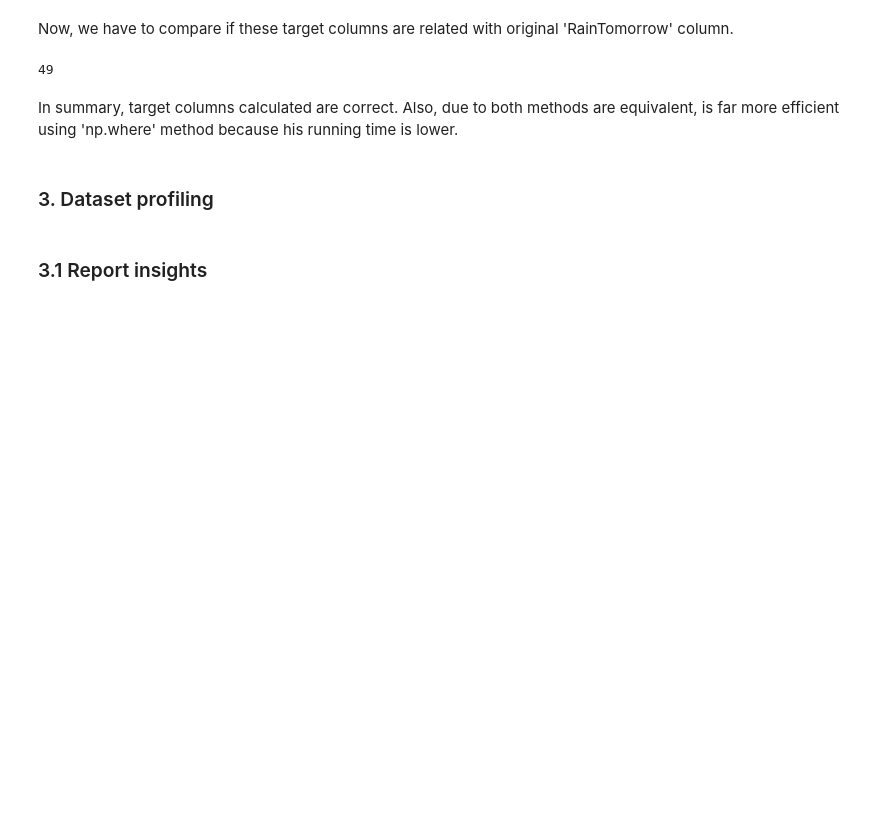
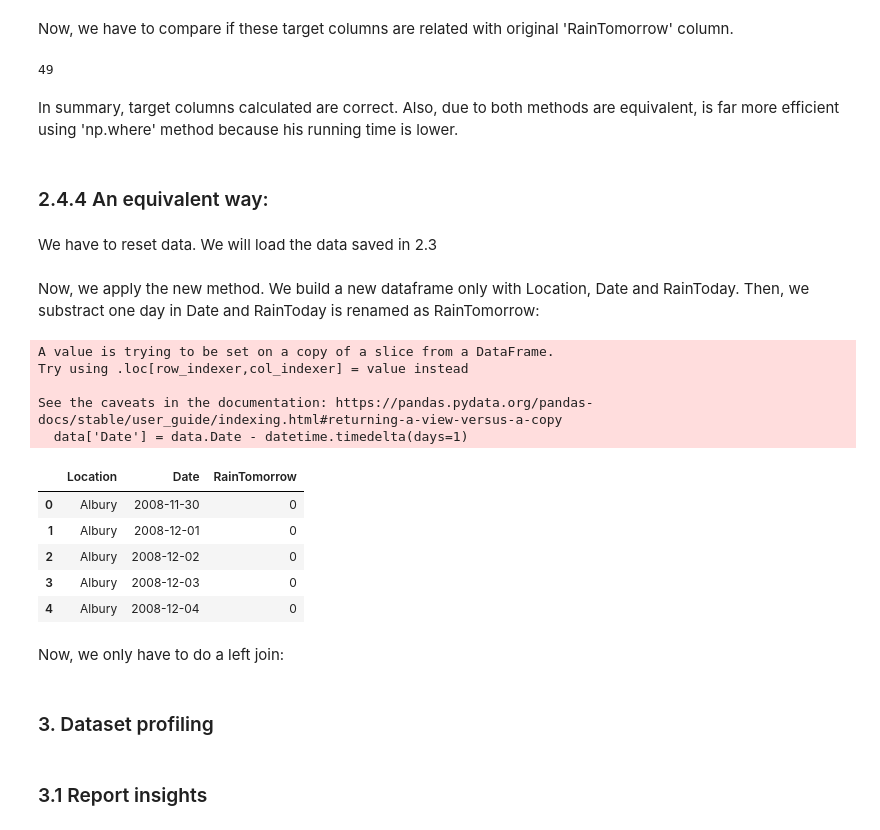
Before and after one commit to GinesMeca/TFG, a Jupyter notebook: notebooks/1. Weather dataset introduction.ipynb, the cells around one changed output. Saved outputs shown, nothing was run; the diff lists cells and outputs as text; code cells hidden in the pictures; blank space fills up the shorter version.

Commit message:
Adding 'left join' method (Not complete)

```diff
--- a/notebooks/1. Weather dataset introduction.ipynb
+++ b/notebooks/1. Weather dataset introduction.ipynb
@@ -214,6 +212,33 @@ sum(weather1.RainTomorrow != weather.RainTomorrow)
 49
 # %% [markdown]
 In summary, target columns calculated are correct. Also, due to both methods are equivalent, is far more efficient using 'np.where' method because his running time is lower.
+# %% [markdown]
+### 2.4.4 An equivalent way:
+# %% [markdown]
+We have to reset data. We will load the data saved in 2.3
+# %%
+weather = pd.read_parquet('../data/02_intermediate/weather_intermediate.parquet')
+# %% [markdown]
+Now, we apply the new method. We build a new dataframe only with Location, Date and RainToday. Then, we substract one day in Date and RainToday is renamed as RainTomorrow:
+# %%
+data = weather[['Location', 'Date', 'RainToday']]
+data['Date'] = data.Date - datetime.timedelta(days=1)
+data.columns = ['Location', 'Date', 'RainTomorrow']
+data.head()
+# %% [output]
+A value is trying to be set on a copy of a slice from a DataFrame.
+Try using .loc[row_indexer,col_indexer] = value instead
+
+See the caveats in the documentation: https://pandas.pydata.org/pandas-docs/stable/user_guide/indexing.html#returning-a-view-versus-a-copy
+  data['Date'] = data.Date - datetime.timedelta(days=1)
+|  | Location | Date | RainTomorrow |
+| 0 | Albury | 2008-11-30 | 0 |
+| 1 | Albury | 2008-12-01 | 0 |
+| 2 | Albury | 2008-12-02 | 0 |
+| 3 | Albury | 2008-12-03 | 0 |
+| 4 | Albury | 2008-12-04 | 0 |
+# %% [markdown]
+Now, we only have to do a left join:
 # %% [markdown]
 ### 3. Dataset profiling
 # %%
```
Also changed, not shown: parts of 5 cells of this notebook.
